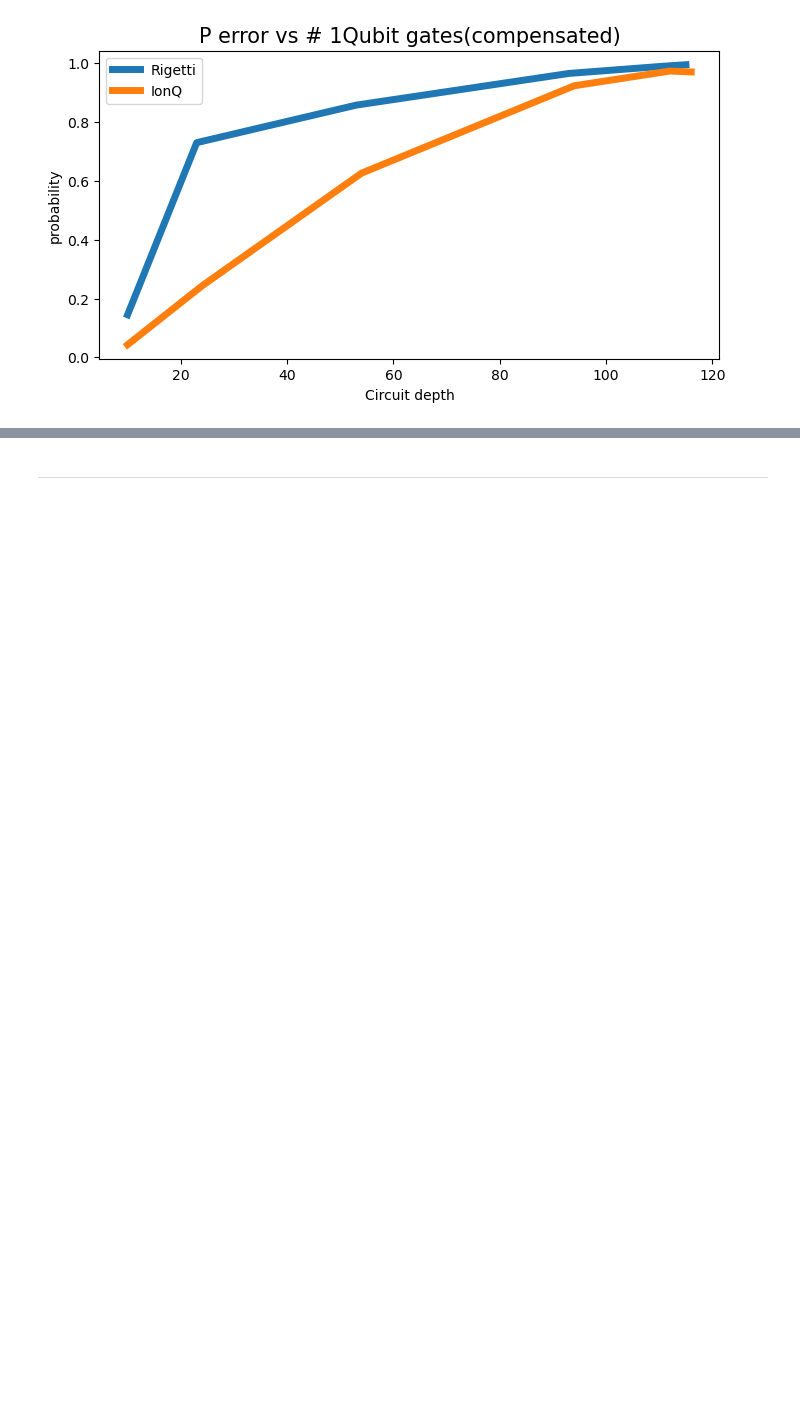
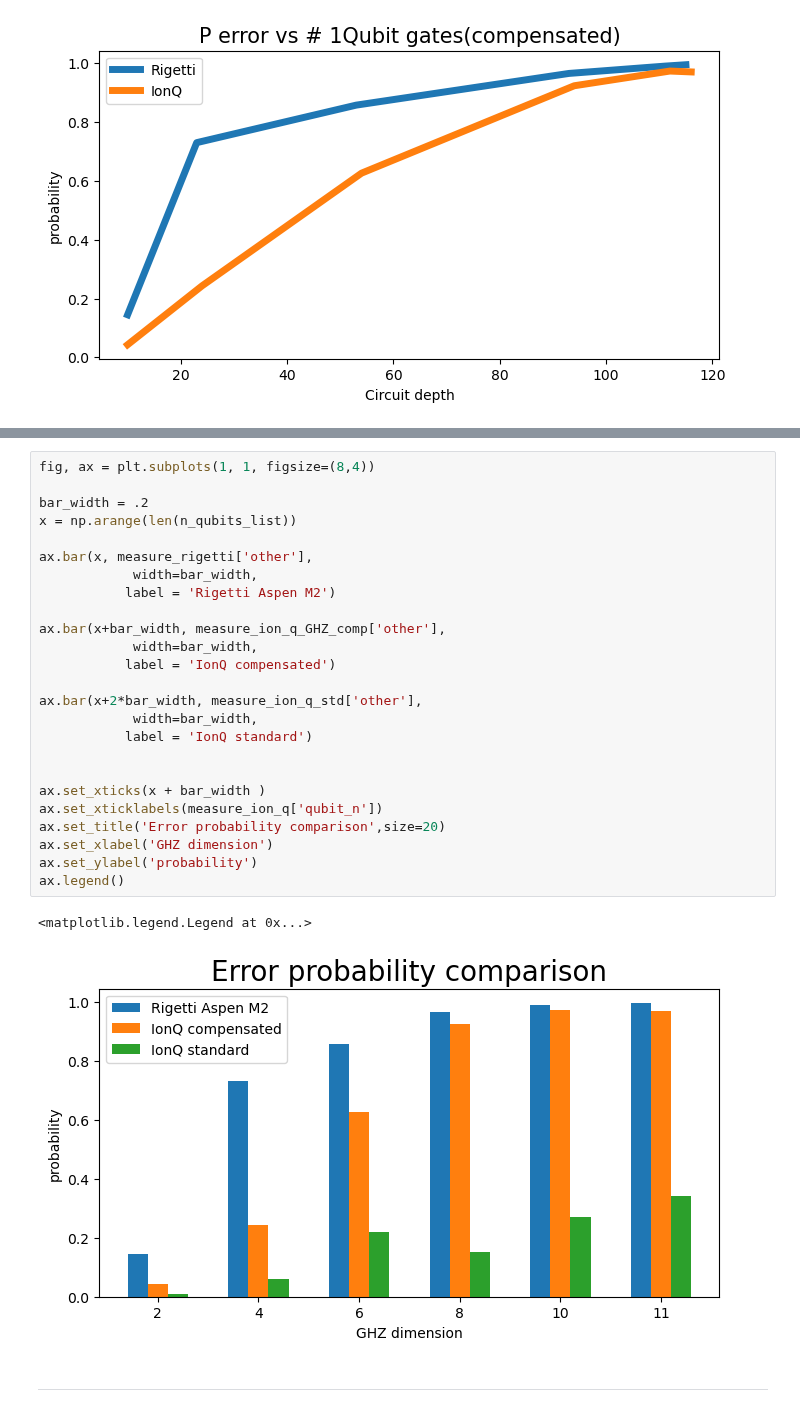
Before and after one commit to SwgAnno/QBench, a Jupyter notebook: RIGETTI VS IONQ/GHZ compensato.ipynb, the cells around one changed output, grey strips where cells are left out. Saved outputs shown, nothing was run; the diff lists cells and outputs as text; blank space fills up the shorter version.

```diff
--- a/RIGETTI VS IONQ/GHZ compensato.ipynb
+++ b/RIGETTI VS IONQ/GHZ compensato.ipynb
@@ -446,3 +496,31 @@ ax.legend()
+# %%
+fig, ax = plt.subplots(1, 1, figsize=(8,4))
+
+bar_width = .2
+x = np.arange(len(n_qubits_list))
+
+ax.bar(x, measure_rigetti['other'],
+            width=bar_width,
+           label = 'Rigetti Aspen M2')
+
+ax.bar(x+bar_width, measure_ion_q_GHZ_comp['other'],
+            width=bar_width,
+           label = 'IonQ compensated')
+
+ax.bar(x+2*bar_width, measure_ion_q_std['other'],
+            width=bar_width,
+           label = 'IonQ standard')
+
+
+ax.set_xticks(x + bar_width )
+ax.set_xticklabels(measure_ion_q['qubit_n'])
+ax.set_title('Error probability comparison',size=20)
+ax.set_xlabel('GHZ dimension')
+ax.set_ylabel('probability')
+ax.legend()
+# %% [output]
+<matplotlib.legend.Legend at 0x...>
+[figure, added]
 # %% [markdown]
 -----------------------------------------------------------------------------------------------
 # %% [markdown]
```
Also changed, not shown: parts of 2 cells of this notebook, 5 other files.
